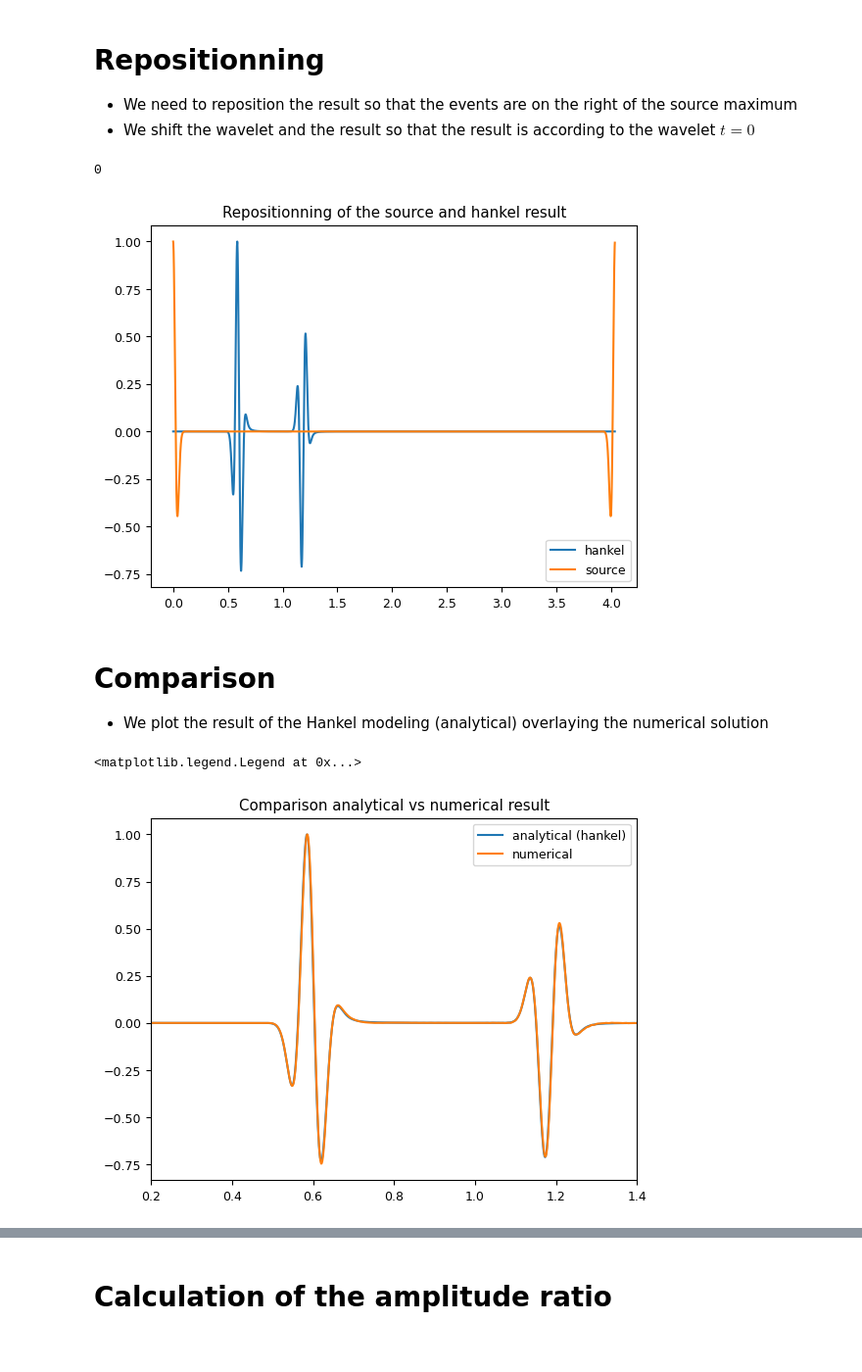
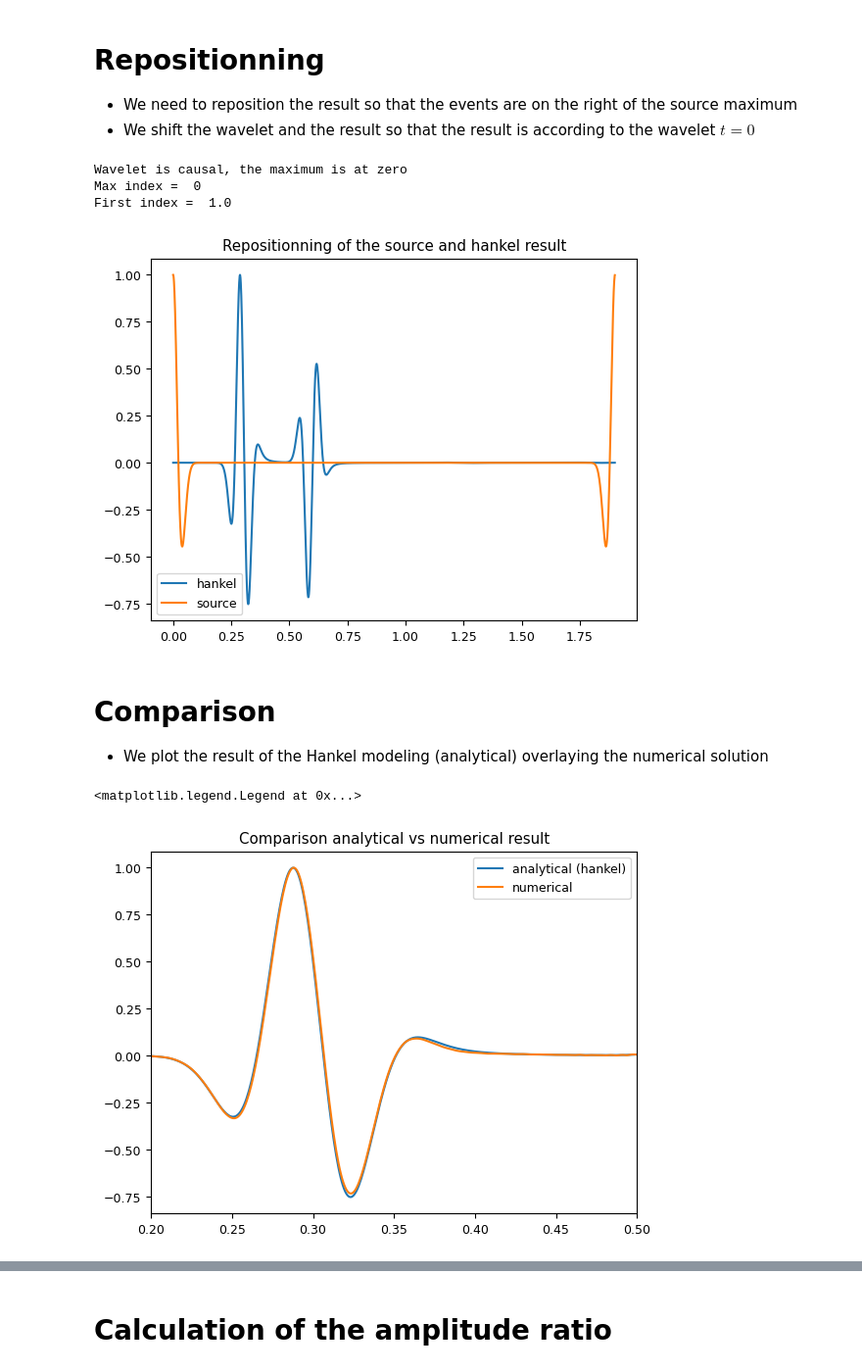
Before and after one commit to vcabiativapico/codes_py_PhD, a Jupyter notebook: Solution_analytique_Hankel/hankel_notebook_v3.ipynb, the cells around one changed output, grey strips where cells are left out. Shown: that part at 98% size. Cells and saved outputs as stored; diff of their text form; code cells hidden in the pictures.

```diff
--- a/Solution_analytique_Hankel/hankel_notebook_v3.ipynb
+++ b/Solution_analytique_Hankel/hankel_notebook_v3.ipynb
@@ -107,15 +101,18 @@ def ray_tracing_tt(dz, v0, ao, start_z,ft):
 # %%
 """ Parameters [km, s]"""
 
-sel = 0 # Choose between 0 and 1 for a set of parameters, it will read the data according to it.
-testno = 10 # name of the output for the parameters units tests
+sel = 1 # Choose between 0 and 1 for a set of parameters, it will read the data according to it.
+testno = 17 # name of the output for the parameters units tests
 
 if sel == 0:   # 0 for the parameters below
     dz = 12.
     dx = 12.
     dt = 1.41e-3
-
 elif sel== 1: # 1 for the parameters below
+    dz = 6.
+    dx = 6.
+    dt = 0.70e-3
+elif sel== 2: # 1 for the parameters below
     dz = 3.
     dx = 3.
     dt = 0.35e-3
@@ -179,12 +178,21 @@ if sel == 0:
     '''for dt = 1.41e-3'''
     fl3 = 'input/dt_141_t1_obs_000301.dat'
     inp3 = readbin(fl3, no+1, nt+1)
+#     inp3 = readbin(fl3, no, nt)
     fl = 'input/dt_141_wsrc.dat'
     nws = 143
-else:
+elif sel==1:
+    '''For dt = 0.7e-3 '''
+    fl3 = 'input/dt070_t1_obs_000301.dat'
+    inp3 = readbin(fl3, no+1, nt+1)
+#     inp3 = readbin(fl3, no, nt)
+    fl =  'input/dt070_wsrc.dat'
+    nws = 287
+elif sel==2:
     '''For dt = 0.35e-3 '''
     fl3 = 'input/dt035_t1_obs_000301.dat'
     inp3 = readbin(fl3, no+1, nt+1)
+#     inp3 = readbin(fl3, no, nt)
     fl =  'input/dt035_wsrc.dat'
     nws = 573
 
@@ -318,7 +326,7 @@ We solve only this part of the integral:
 $$ hk =  \int  \left(\frac{i}{4} H\left(-\omega \frac{ \mathbf{r}(s,\mathbf{x})}{v_0}\right)\right)  \frac{2\ \delta v(\mathbf{x})}{v_0³}\left(\frac{i}{4}  H\left(-\omega \frac{\mathbf{r}(c,\mathbf{x})}{v_0}\right) \right)d\mathbf{x}$$
 # %%
 def hankel_wave_prop(d_src, d_rec, delta_v_n, aw, start_z, end_z):
-
+    '''Calculates wave propagation with hankel functions replacing green's functions'''
     hk = np.zeros((nf),dtype='complex')
 
     for ix in tqdm(range(nx)):
@@ -326,7 +334,7 @@ def hankel_wave_prop(d_src, d_rec, delta_v_n, aw, start_z, end_z):
             hk += (1j / 4. * hankel1(0., d_src[ix, iz] * -aw / v0)) * delta_v_n[ix, iz]\
                     * (1j / 4. * hankel1(0., d_rec[ix, iz] * -aw / v0))
     hk[0] = 0 # Replace nan by zero for $\omega = 0$
-    print(ix)
+    print(ix,iz)
     return hk
 # %%
 %%time
@@ -395,12 +402,21 @@ idx_src = int((len(wsrc)-1)/2+1)
 dp_t_corr = np.roll(dp_t_norm, idx_src)
 wsrc_corr = np.roll(wsrc, idx_src)
 # %%
-wsrc_corr.argmax() # verifier que le signal est causal
+# Verify that it is a causal signal, the maximum value is at zero
+if wsrc_corr.argmax() == 0 :
+    print("Wavelet is causal, the maximum is at zero")
+else :
+    print("Warning : wavelet is not causal")
+print("Max index = ",wsrc_corr.argmax())
+print("First index = ",wsrc_corr[0] )
 # %% [output]
-0
+Wavelet is causal, the maximum is at zero
+Max index =  0
+First index =  1.0
 # %%
-# t = ft+np.arange(len(wsrc))*dt
+# t = np.arange(len(wsrc))*dt+ft # t non causal
 t = np.arange(len(wsrc))*dt # t causal
+
 
 plt.plot(t,dp_t_corr, label='hankel')
 plt.plot(t,wsrc_corr, label='source')
@@ -408,7 +424,7 @@ plt.title('Repositionning of the source and hankel result')
 plt.legend()
 plt.show()
 # %% [output]
-[figure, old version]
+[figure, new version]
 # %% [markdown]
 # Comparison
 
@@ -416,17 +432,17 @@ plt.show()
 # %%
 # Compare with the numerical result
 tr3_norm = normalize(-tr3_ext)
-tr3_norm = np.roll(tr3_norm,int(ft/dt))
+tr3_norm = np.roll(tr3_norm,int(ft/dt)) # Shift numerical trace to start at 0
 
 plt.plot(t,dp_t_corr, label='analytical (hankel)')
 plt.plot(t,tr3_norm, label='numerical')
 plt.title('Comparison analytical vs numerical result')
 # plt.xlim(ft-0.1,at[-1])
-plt.xlim(0.2,1.4)
+plt.xlim(0.2,0.5)
 plt.legend()
 # %% [output]
 <matplotlib.legend.Legend at 0x...>
-[figure, old version]
+[figure, new version]
 # %%
 #Calculation of the difference between analytical and numerical result
 diff_norm = dp_t_corr[:1200] - tr3_norm[:1200]
```
Also changed, not shown: parts of 27 cells of this notebook, 3 other files.
